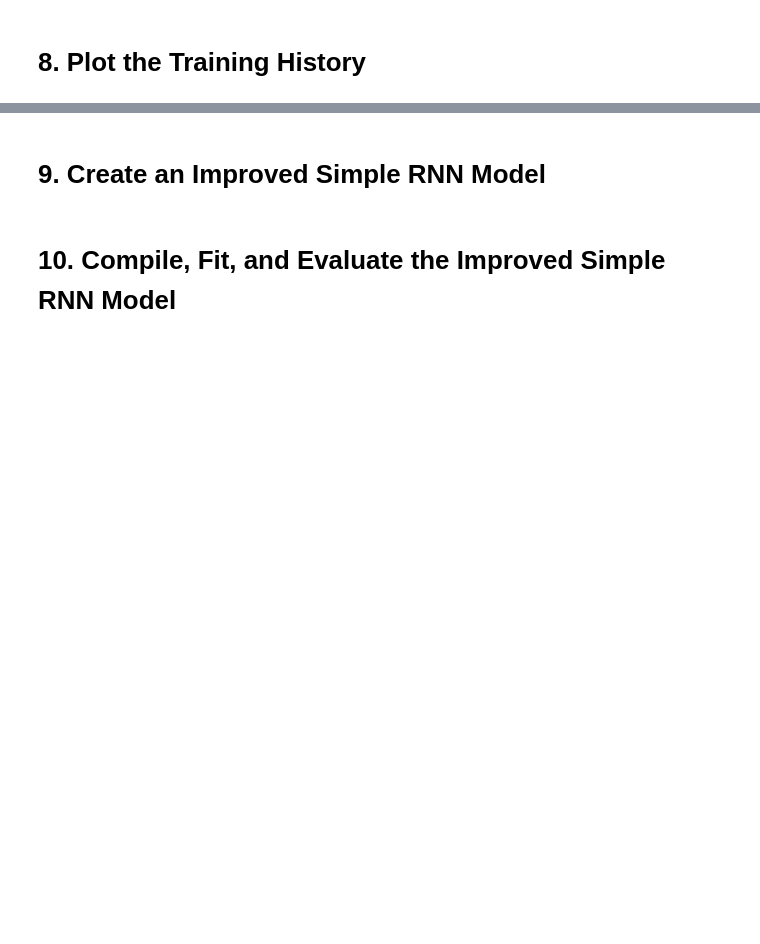
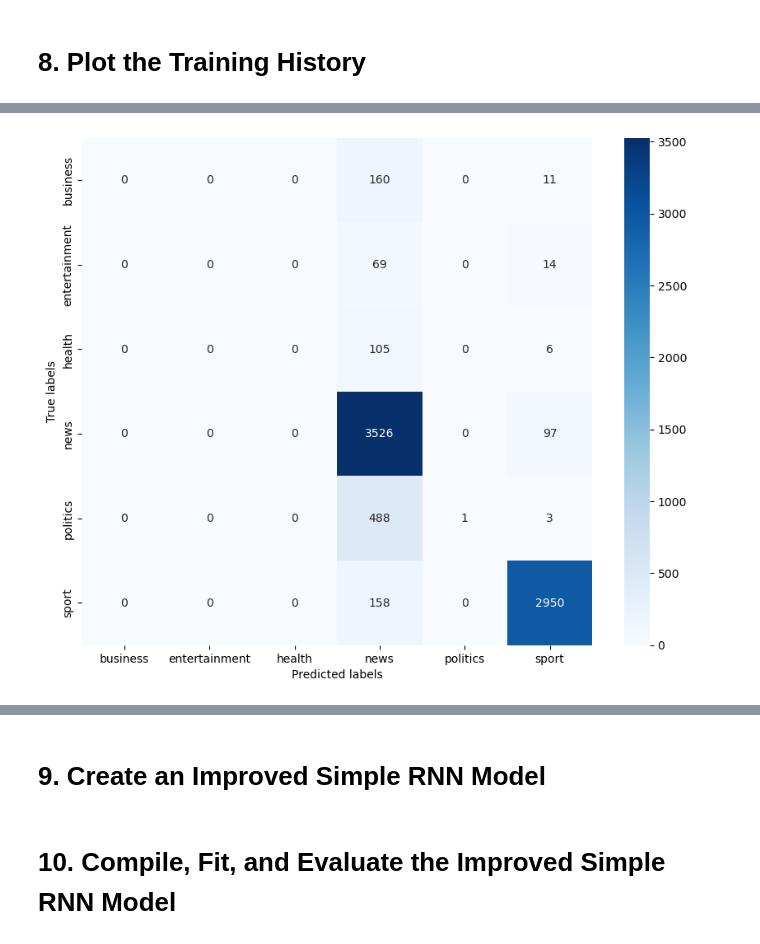
Before and after one commit to SLIIT-Y4S2-DL-SE4050/DL-SE4050-Assignment, a Jupyter notebook: simple_rnn.ipynb, the cells around one changed output, grey strips where cells are left out. Saved outputs shown, nothing was run; the diff lists cells and outputs as text; code cells hidden in the pictures; blank space fills up the shorter version.

Commit message:
Plot the confusion matrix

```diff
--- a/simple_rnn.ipynb
+++ b/simple_rnn.ipynb
@@ -225,0 +235,10 @@ plot_history(simple_rnn_history, "Simple RNN")
+# %%
+# Confusion matrix
+from sklearn.metrics import confusion_matrix
+
+y_pred = simple_rnn_model.predict(X_test_padded)
+y_pred = np.argmax(y_pred, axis=1)
+y_true = np.argmax(y_test_categorical, axis=1)
+
+cm = confusion_matrix(y_true, y_pred)
+print(cm)
@@ -225,0 +253,11 @@ plot_history(simple_rnn_history, "Simple RNN")
+# %%
+# Visualize the confusion matrix
+import seaborn as sns
+
+plt.figure(figsize=(10, 8))
+sns.heatmap(cm, annot=True, fmt='g', cmap='Blues', xticklabels=label_encoder.classes_, yticklabels=label_encoder.classes_)
+plt.xlabel('Predicted labels')
+plt.ylabel('True labels')
+plt.show()
+# %% [output]
+[figure, added]
```
Also changed, not shown: parts of 17 cells of this notebook.
